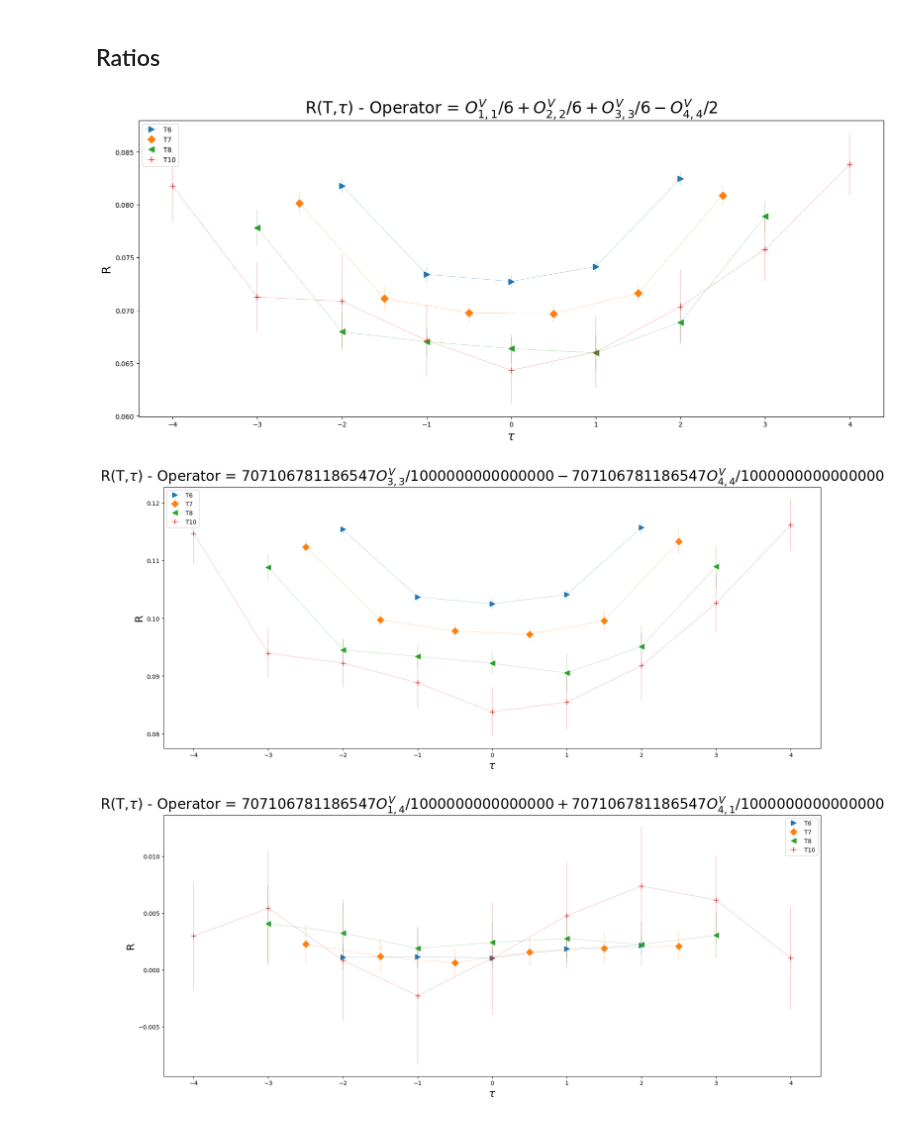
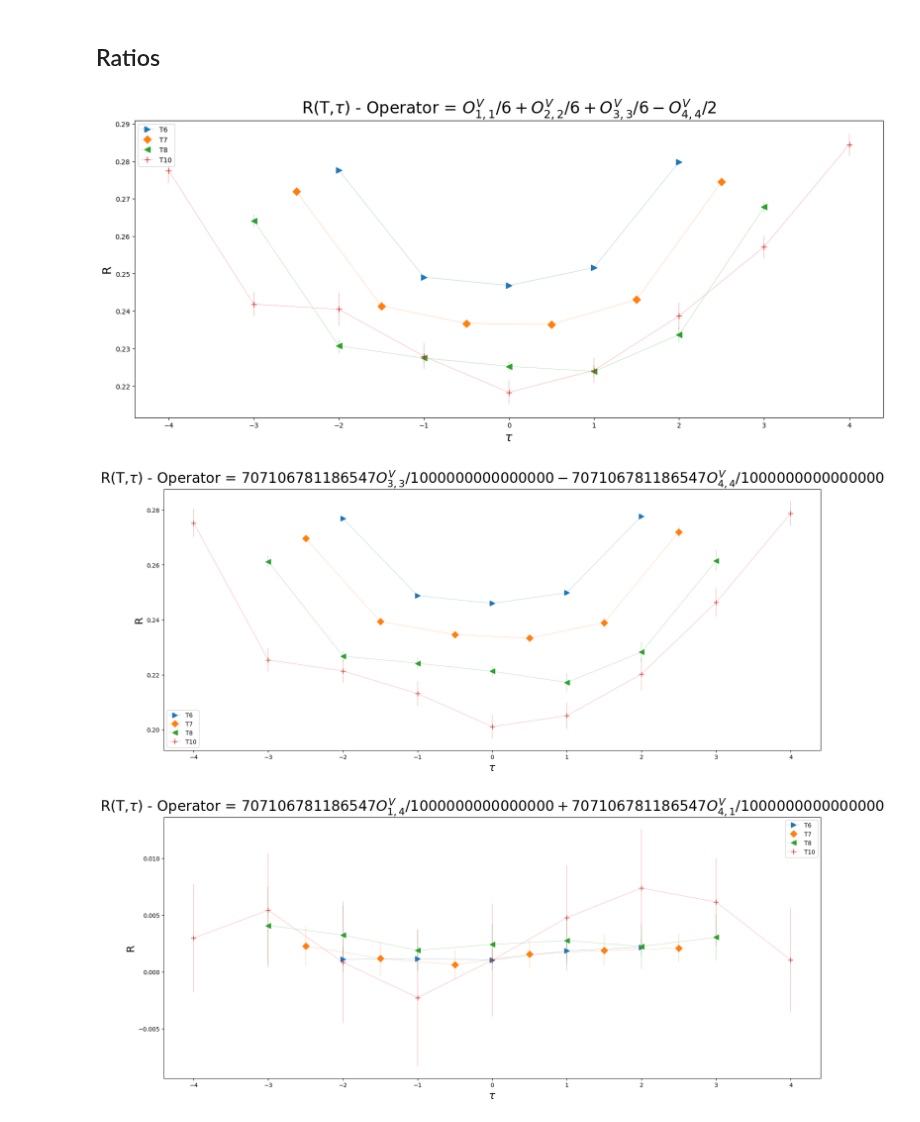
Before and after one commit to Tag-E/PhD_work, a Jupyter notebook: moments_pdf/test_notebooks/ratio_plotting.ipynb, the cells around one changed output. Drawn from its saved outputs; the diff is of its cells as text; code cells hidden in the pictures.

```diff
--- a/moments_pdf/test_notebooks/ratio_plotting.ipynb
+++ b/moments_pdf/test_notebooks/ratio_plotting.ipynb
@@ -232,9 +232,9 @@ False
 # %% [markdown]
 ## Ratios
 # %%
-opAnalyzer.plot_R()
+opAnalyzer.plot_R(rescale=True)
 # %% [output]
-[figure, old version]
+[figure, new version]
-[figure, old version]
+[figure, new version]
 [figure]
 [figure]
```
Also changed, not shown: parts of 3 cells of this notebook, 1 other file.
